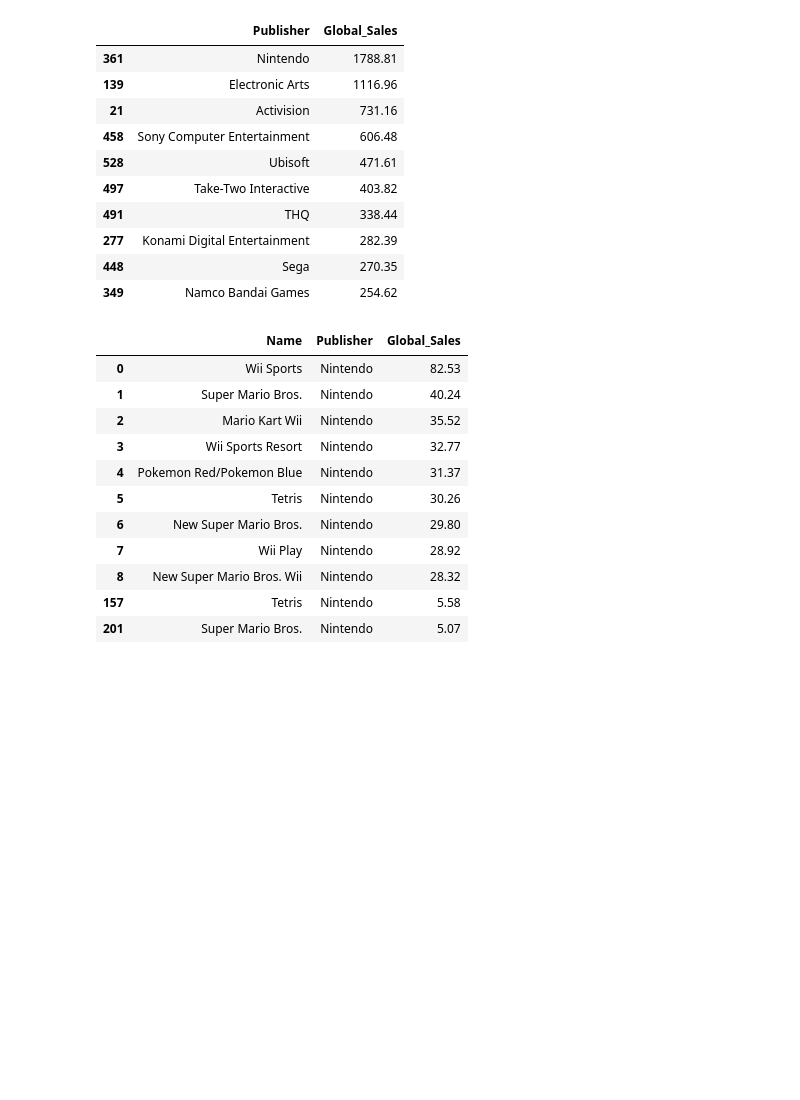
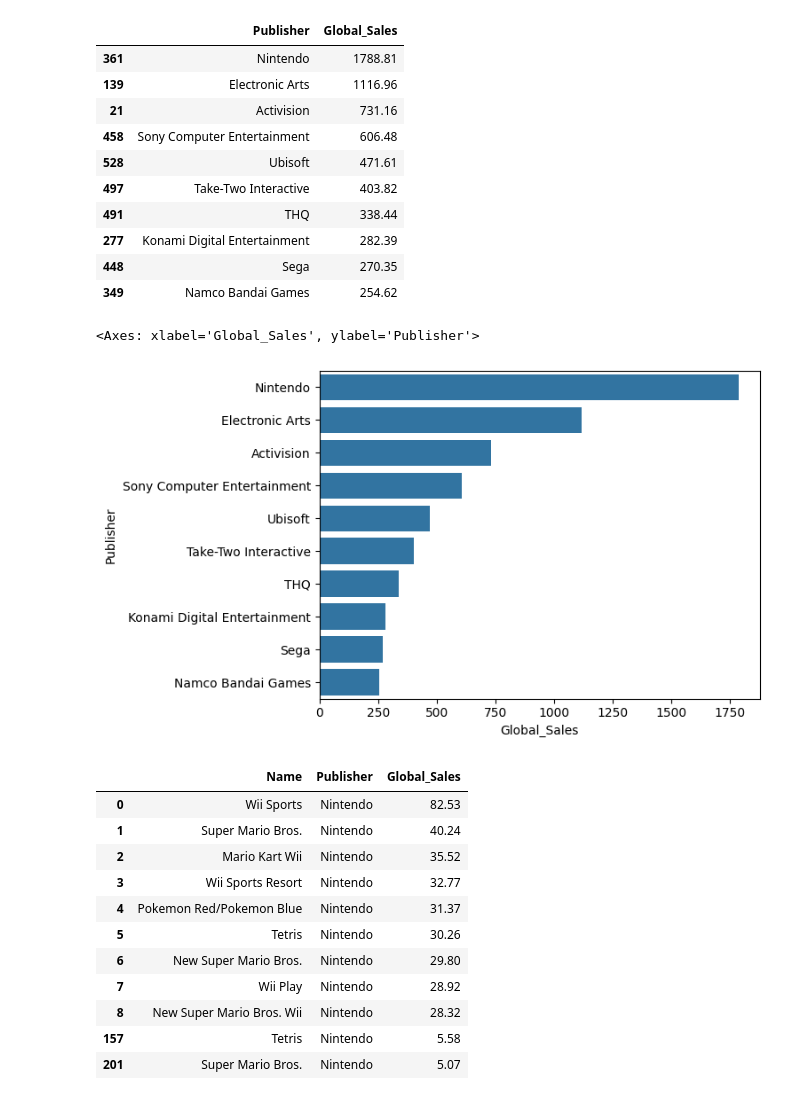
Before and after one commit to gehad-Ahmed30/Data-Analysis, a Jupyter notebook: Video_Games project/main.ipynb, the cells around one changed output. Saved outputs shown, nothing was run; the diff lists cells and outputs as text; code cells hidden in the pictures; blank space fills up the shorter version.

```diff
--- a/Video_Games project/main.ipynb
+++ b/Video_Games project/main.ipynb
@@ -104,0 +127,2 @@ np.int64(0)
+# %%
+data['Developer'].fillna('Unknown',inplace=True)
@@ -397,6 +428,12 @@ publisher_sales.head(10)
 | 277 | Konami Digital Entertainment | 282.39 |
 | 448 | Sega | 270.35 |
 | 349 | Namco Bandai Games | 254.62 |
+# %%
+top_publishers=publisher_sales.head(10)
+sns.barplot(data=top_publishers,x='Global_Sales',y='Publisher')
+# %% [output]
+<Axes: xlabel='Global_Sales', ylabel='Publisher'>
+[figure, added]
 # %%
 top_selling_Publisher=data.loc[data['Name'].isin([
     'Wii Sports',
```
Also changed, not shown: parts of 14 cells of this notebook.
